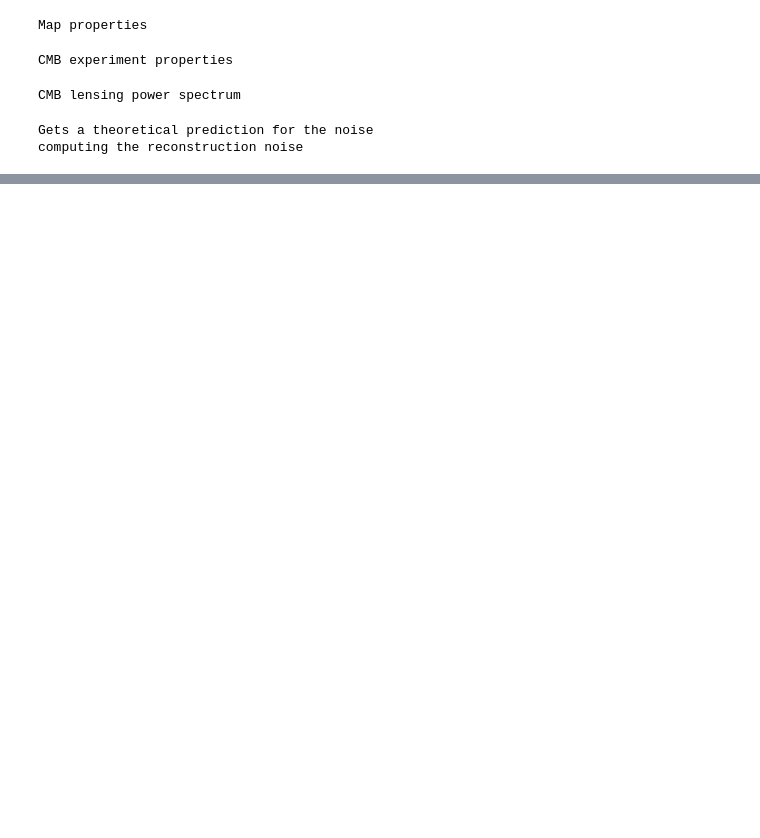
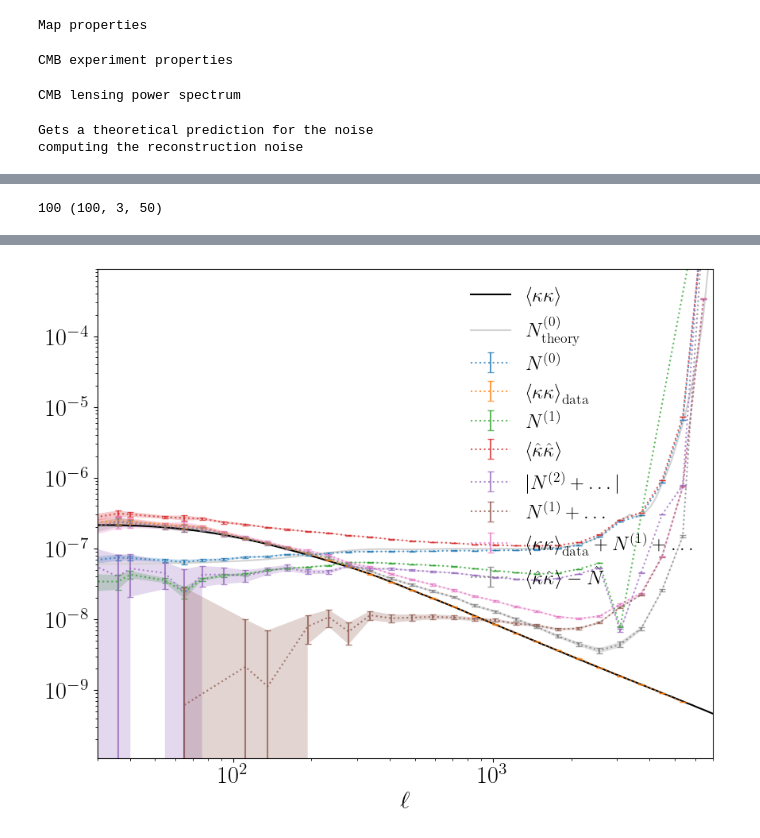
Before and after one commit to DelonShen/LensQuEst, a Jupyter notebook: dev/gen_estimators_unmasked_aux.ipynb, the cells around one changed output, grey strips where cells are left out. Drawn from its saved outputs; the diff is of its cells as text; code cells hidden in the pictures; blank space fills up the shorter version.

```diff
--- a/dev/gen_estimators_unmasked_aux.ipynb
+++ b/dev/gen_estimators_unmasked_aux.ipynb
@@ -30,12 +31,12 @@ from scipy.stats import spearmanr
 print("Map properties")
 
 # number of pixels for the flat map
-nX = 400 # 1200
-nY = 400 #1200
+nX = 800
+nY =800
 
 # map dimensions in degrees
-sizeX = 10.
-sizeY = 10.
+sizeX = 20.
+sizeY = 20.
 
 # basic map object
 baseMap = FlatMap(nX=nX, nY=nY, sizeX=sizeX*np.pi/180., sizeY=sizeY*np.pi/180.)
@@ -231,12 +207,12 @@ for data_idx in range(len(data['-1-1'])):
 # %%
 #estimate <QE QE>
 ck = 'Nhat'
-for data_idx in range(len(data['-1-1'])):
-    QE = data['-1-1'][data_idx]
+for data_idx in range(len(data['-1-1_sqrtN'])):
+    sqrtNhat = data['-1-1_sqrtN'][data_idx]
 
     c_ps_data = {}
     c_ps_data[ck] = [0,0,0]
-    c_ps_data[ck][0], c_ps_data[ck][1], c_ps_data[ck][2] = baseMap.powerSpectrum(dataFourier=QE)
+    c_ps_data[ck][0], c_ps_data[ck][1], c_ps_data[ck][2] = baseMap.powerSpectrum(dataFourier=sqrtNhat)
     if(ck not in ps_data.keys()):
         ps_data[ck] = np.array([c_ps_data[ck]])
     else:
@@ -267,4 +243,6 @@ def combine_sketchy(Cl0, Cli):
     return np.transpose(ret, axes=[2,0,1])
 # %%
 ps_data['N2+'] = combine_sketchy(ps_data['QEQE'], [-ps_data['N0'], -ps_data['kk'], -ps_data['N1']])
+ps_data['N1+'] = combine_sketchy(ps_data['QEQE'], [-ps_data['N0'], -ps_data['kk']])
+ps_data['KK+N1+'] = combine_sketchy(ps_data['kk'], [ps_data['N1+']])
 # %% [output]
@@ -271,0 +252,63 @@ ps_data['N2+'] = combine_sketchy(ps_data['QEQE'], [-ps_data['N0'], -ps_data['kk'
+# %%
+ps_data['QEQE-Nhat'] = combine_sketchy(ps_data['QEQE'], [-ps_data['Nhat']])
+# %% [output]
+100 (100, 3, 50)
+# %%
+labels={
+    'N0':r'$N^{(0)}$',
+    'kk':r'$\left<\kappa\kappa\right>_{\rm data}$',
+    'N1':r'$N^{(1)}$',
+    'N2+':r'$|N^{(2)}+\dots|$',
+    'QEQE':r'$\left<\hat\kappa\hat\kappa\right>$',
+    'QEQE-Nhat':r'$\left<\hat\kappa\hat\kappa\right>-\hat N$',
+    'Nhat':r'$\hat N$',
+    'N1+':r'$N^{(1)}+\dots$',
+    'KK+N1+': r'$\left<\kappa\kappa\right>_{\rm data}+N^{(1)}+\dots$',
+}
+
+
+
+fig,ax = plt.subplots(nrows=1, figsize=(10,8))
+
+ell = baseMap.l.flatten()
+theory=[p2d_cmblens.fPinterp, Ntheory]
+theory_l=[r'$\big<\kappa\kappa\big>$', r'$N^{(0)}_{\rm theory}$']
+theory_s=['black', 'lightgrey']
+for f,l,sty in zip(theory, theory_l, theory_s):
+    L = np.logspace(np.log10(1.), np.log10(np.max(ell)), 201, 10.)
+    ClExpected = np.array(list(map(f, L)))
+    ax.plot(L, ClExpected, sty, label=l)
+
+
+
+
+for key in ps_data:
+    lCen, Cl, sCl = combine_Cl(np.array(ps_data[key]))
+    if(key=='Nhat'):
+        continue
+    if(key=='N2+'):
+        Cl = np.abs(Cl)
+#     if(key=='N2+'):
+#         print(Cl)
+
+
+    Ipos = np.where(Cl>=1e-30)
+
+    ax.errorbar(lCen[Ipos], (Cl[Ipos]), yerr=sCl[Ipos], alpha=.75,
+                fmt=':', capsize=3, capthick=1, label=labels[key])
+    tmp_data = {
+        'x': lCen[Ipos],
+        'y1': [y - e for y, e in zip((Cl[Ipos]), sCl[Ipos])],
+        'y2': [y + e for y, e in zip((Cl[Ipos]), sCl[Ipos])]}
+    ax.fill_between(**tmp_data,  alpha=.25)
+
+
+ax.legend(frameon=False)
+ax.set_xscale('log')
+ax.set_xlabel(r'$\ell$')
+ax.set_yscale('log')
+ax.set_xlim(lMin,2*lMax)
+ax.set_ylim(1.1e-10,.9e-3)
+
+plt.savefig('figures/Ni_decomposed.pdf', bbox_inches='tight')
+# %% [output]
@@ -272 +324,2 @@ ps_data['N2+'] = combine_sketchy(ps_data['QEQE'], [-ps_data['N0'], -ps_data['kk'
+[figure, added]
 # %%
```
Also changed, not shown: parts of 12 cells of this notebook, 9 other files.
